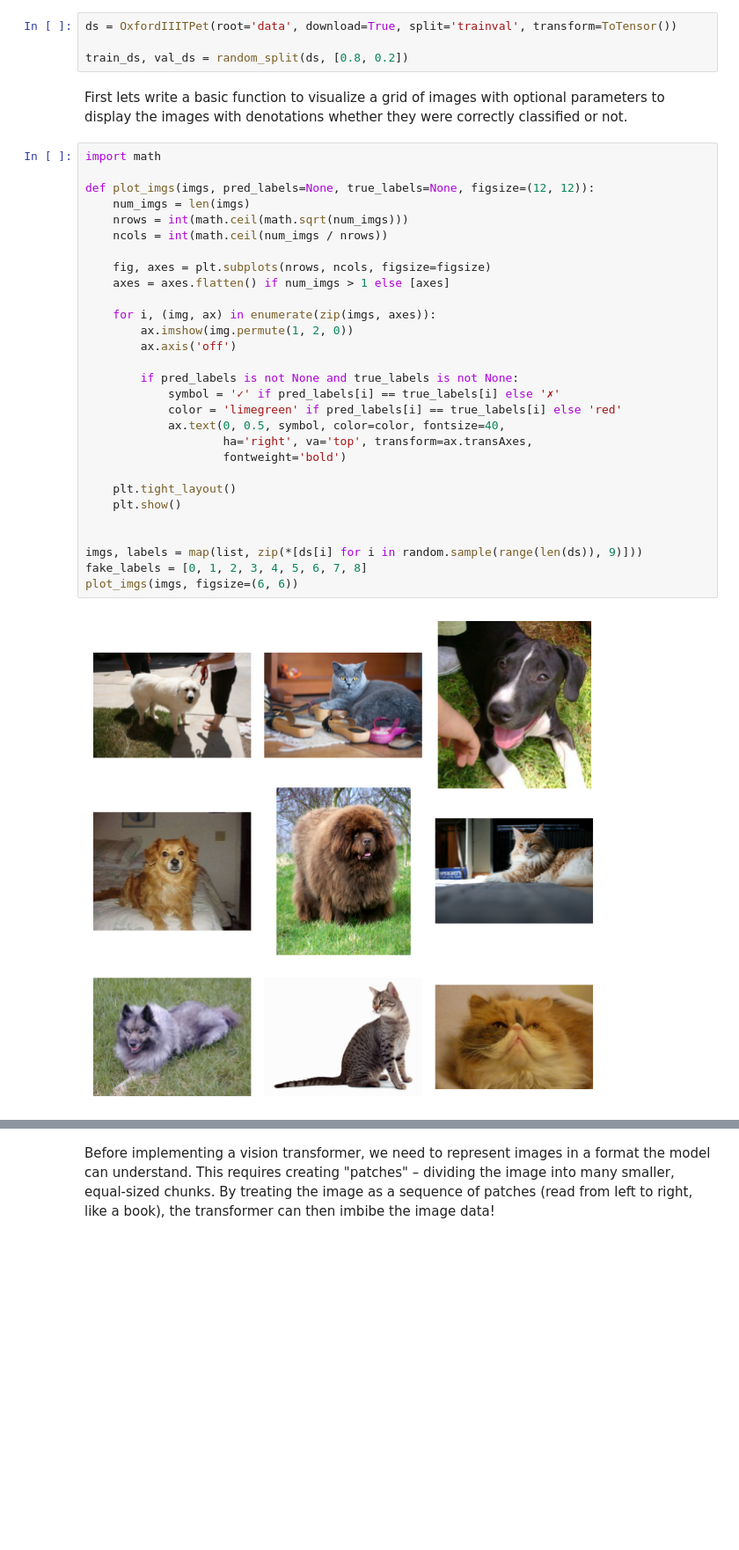
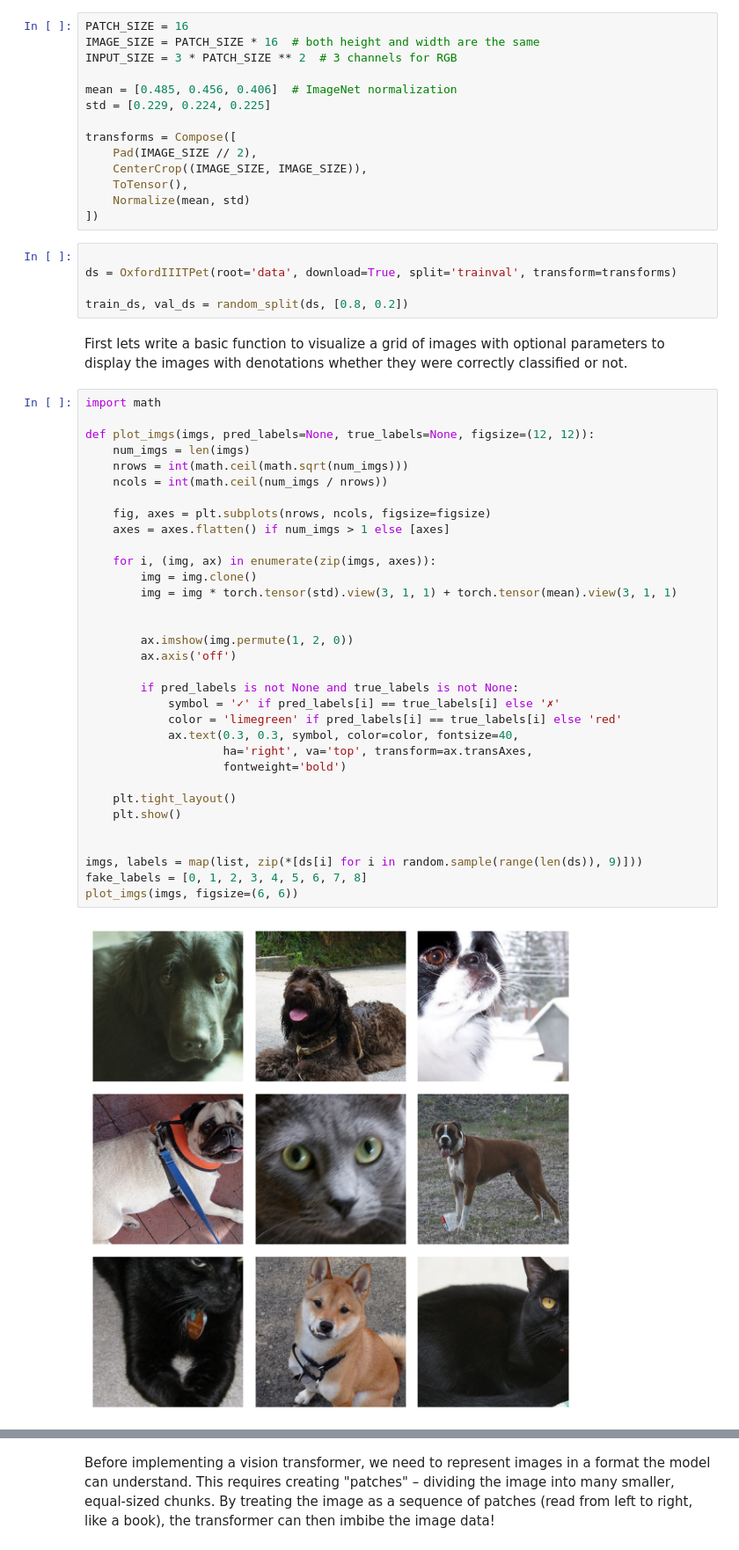
Before and after one commit to BjarniHaukur/minimal-ml, a Jupyter notebook: vision_transformer.ipynb, the cells around one changed output, grey strips where cells are left out. Shown at 88% size. Saved outputs shown, nothing was run; the diff lists cells and outputs as text; blank space fills up the shorter version.

Commit message:
patches

```diff
--- a/vision_transformer.ipynb
+++ b/vision_transformer.ipynb
@@ -24,5 +21,20 @@ PATCH_SIZE = 16
+# %%
+PATCH_SIZE = 16
+IMAGE_SIZE = PATCH_SIZE * 16  # both height and width are the same
+INPUT_SIZE = 3 * PATCH_SIZE ** 2  # 3 channels for RGB
+
+mean = [0.485, 0.456, 0.406]  # ImageNet normalization
+std = [0.229, 0.224, 0.225]
+
+transforms = Compose([
+    Pad(IMAGE_SIZE // 2),
+    CenterCrop((IMAGE_SIZE, IMAGE_SIZE)),
+    ToTensor(),
+    Normalize(mean, std)
+])
 # %%
-ds = OxfordIIITPet(root='data', download=True, split='trainval', transform=ToTensor())
+
+ds = OxfordIIITPet(root='data', download=True, split='trainval', transform=transforms)
 
 train_ds, val_ds = random_split(ds, [0.8, 0.2])
 # %% [markdown]
@@ -30,34 +42,38 @@ First lets write a basic function to visualize a grid of images with optional pa
 # %%
 import math
 
 def plot_imgs(imgs, pred_labels=None, true_labels=None, figsize=(12, 12)):
     num_imgs = len(imgs)
     nrows = int(math.ceil(math.sqrt(num_imgs)))
     ncols = int(math.ceil(num_imgs / nrows))
 
     fig, axes = plt.subplots(nrows, ncols, figsize=figsize)
     axes = axes.flatten() if num_imgs > 1 else [axes]
 
     for i, (img, ax) in enumerate(zip(imgs, axes)):
+        img = img.clone()
+        img = img * torch.tensor(std).view(3, 1, 1) + torch.tensor(mean).view(3, 1, 1)
+
+
         ax.imshow(img.permute(1, 2, 0))
         ax.axis('off')
 
         if pred_labels is not None and true_labels is not None:
             symbol = '✓' if pred_labels[i] == true_labels[i] else '✗'
             color = 'limegreen' if pred_labels[i] == true_labels[i] else 'red'
-            ax.text(0, 0.5, symbol, color=color, fontsize=40,
+            ax.text(0.3, 0.3, symbol, color=color, fontsize=40,
                     ha='right', va='top', transform=ax.transAxes,
                     fontweight='bold')
 
     plt.tight_layout()
     plt.show()
 
 
 imgs, labels = map(list, zip(*[ds[i] for i in random.sample(range(len(ds)), 9)]))
 fake_labels = [0, 1, 2, 3, 4, 5, 6, 7, 8]
 plot_imgs(imgs, figsize=(6, 6))
 # %% [output]
-[figure, old version]
+[figure, new version]
 # %%
 plot_imgs(imgs, fake_labels, labels, figsize=(6, 6))
 # %% [output]
```
Also changed, not shown: parts of 5 cells of this notebook, 1 other file.
